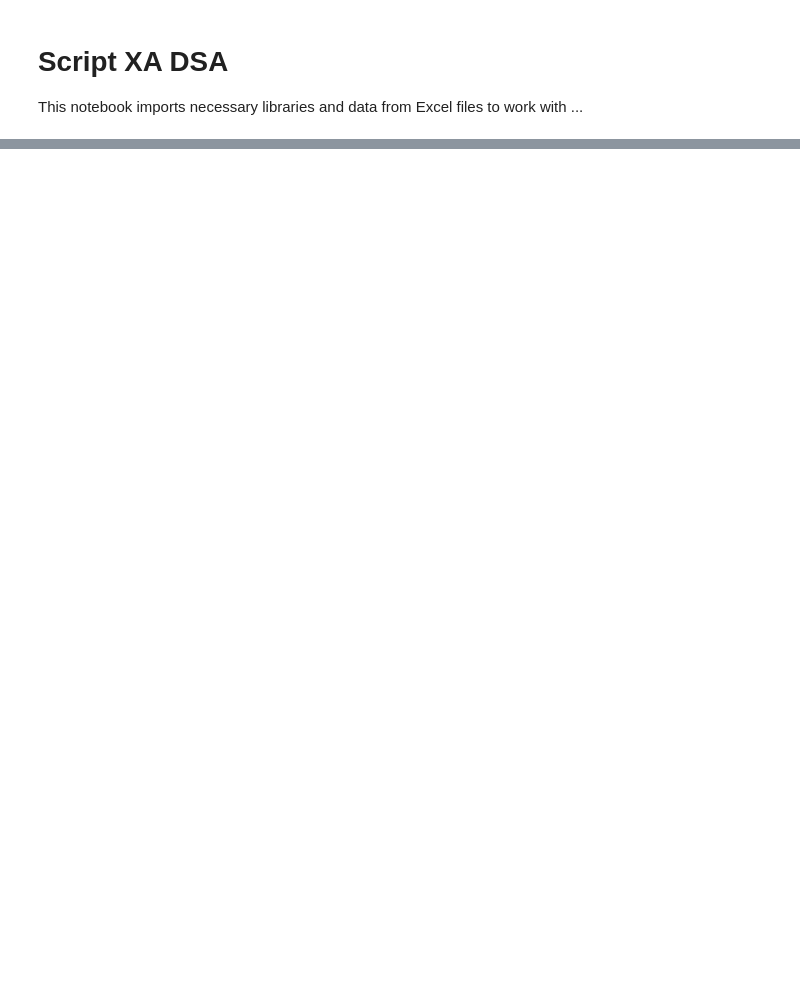
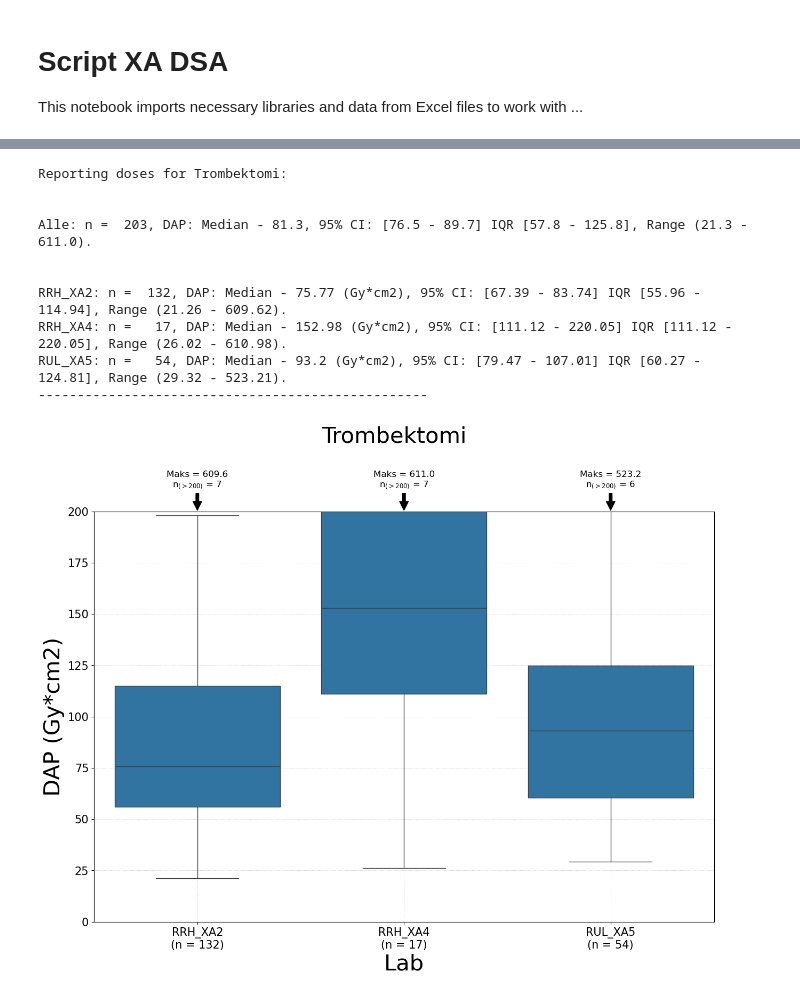
Before and after one commit to bjornhel/XA_DoseAnalysis, a Jupyter notebook: Code/script_xa_dsa_radiologisk.ipynb, the cells around one changed output, grey strips where cells are left out. Drawn from its saved outputs; the diff is of its cells as text; code cells hidden in the pictures; blank space fills up the shorter version.

```diff
--- a/Code/script_xa_dsa_radiologisk.ipynb
+++ b/Code/script_xa_dsa_radiologisk.ipynb
@@ -118,0 +119,15 @@ KRH_Elfys4: n =  164, DAP: Median - 2.2 (Gy*cm2), 95% CI: [1.64 - 2.6] IQR [1.09
+# %%
+procedure = 'Trombektomi'
+bh_plot.plot_representative_dose(data, procedure, 200, export)
+# %% [output]
+Reporting doses for Trombektomi:
+
+
+Alle: n =  203, DAP: Median - 81.3, 95% CI: [76.5 - 89.7] IQR [57.8 - 125.8], Range (21.3 - 611.0).
+
+
+RRH_XA2: n =  132, DAP: Median - 75.77 (Gy*cm2), 95% CI: [67.39 - 83.74] IQR [55.96 - 114.94], Range (21.26 - 609.62).
+RRH_XA4: n =   17, DAP: Median - 152.98 (Gy*cm2), 95% CI: [111.12 - 220.05] IQR [111.12 - 220.05], Range (26.02 - 610.98).
+RUL_XA5: n =   54, DAP: Median - 93.2 (Gy*cm2), 95% CI: [79.47 - 107.01] IQR [60.27 - 124.81], Range (29.32 - 523.21).
+--------------------------------------------------
+[figure, added]
```
Also changed, not shown: parts of 25 cells of this notebook, 1 other file.
